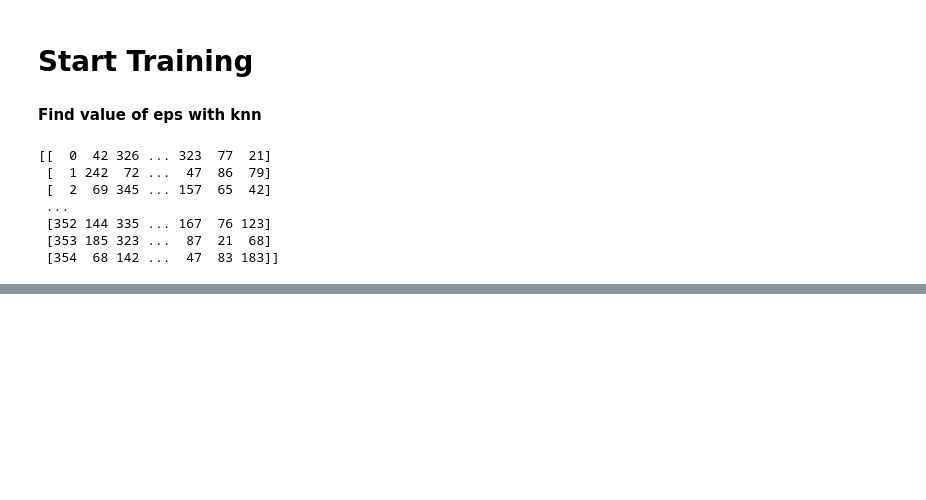
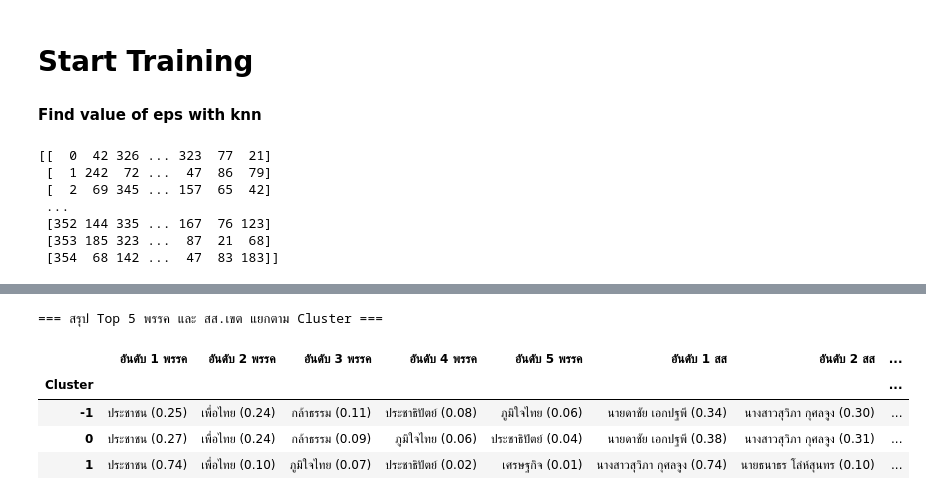
Before and after one commit to PhoengZ/lampang-area2-analyze, a Jupyter notebook: phao-analyze/clustering.ipynb, the cells around one changed output, grey strips where cells are left out. Cells and saved outputs as stored; diff of their text form; code cells hidden in the pictures; blank space fills up the shorter version.

```diff
--- a/phao-analyze/clustering.ipynb
+++ b/phao-analyze/clustering.ipynb
@@ -360,0 +365,56 @@ plt.show()
+# %%
+party_cols = [col + "_normalize" for col in party_names if col + "_normalize" in df_final.columns]
+people_cols = [col + "_normalize" for col in people_names if col + "_normalize" in df_final.columns]
+# %%
+top5_results = []
+
+# ดึงหมายเลข Cluster ทั้งหมดมาวนลูป (เรียงจากน้อยไปมาก)
+clusters = sorted(df_final['cluster'].unique())
+
+for c in clusters:
+    # กรองข้อมูลเฉพาะกลุ่มนั้น
+    cluster_data = df_final[df_final['cluster'] == c]
+
+    # คำนวณค่าเฉลี่ย แล้วเรียงจากมากไปน้อย
+    party_means = cluster_data[party_cols].mean().sort_values(ascending=False)
+    people_means = cluster_data[people_cols].mean().sort_values(ascending=False)
+
+    # สร้าง Dictionary สำหรับเก็บข้อมูล 1 แถว (1 Cluster)
+    row_data = {'Cluster': c}
+
+    # วนลูปเก็บ 5 อันดับ
+    for i in range(5):
+        # จัดการข้อมูลพรรค (ถ้ามีไม่ถึง 5 ให้ใส่ NaN)
+        if i < len(party_means):
+            name = party_means.index[i].replace('_normalize', '')
+            score = party_means.iloc[i]
+            row_data[f'อันดับ {i+1} พรรค'] = f"{name} ({score:.2f})"
+        else:
+            row_data[f'อันดับ {i+1} พรรค'] = None
+
+        # จัดการข้อมูล สส.เขต
+        if i < len(people_means):
+            name = people_means.index[i].replace('_normalize', '')
+            score = people_means.iloc[i]
+            row_data[f'อันดับ {i+1} สส'] = f"{name} ({score:.2f})"
+        else:
+            row_data[f'อันดับ {i+1} สส'] = None
+
+    top5_results.append(row_data)
+
+# 3. แปลง List ให้เป็น DataFrame และตั้ง Cluster เป็น Index
+df_cluster_top5 = pd.DataFrame(top5_results).set_index('Cluster')
+
+# จัดเรียงคอลัมน์ให้ดูง่าย (พรรค 1-5 ตามด้วย สส 1-5)
+cols_order = [f'อันดับ {i} พรรค' for i in range(1, 6)] + [f'อันดับ {i} สส' for i in range(1, 6)]
+df_cluster_top5 = df_cluster_top5[cols_order]
+
+print("=== สรุป Top 5 พรรค และ สส.เขต แยกตาม Cluster ===")
+display(df_cluster_top5)
+# %% [output]
+=== สรุป Top 5 พรรค และ สส.เขต แยกตาม Cluster ===
+|  | อันดับ 1 พรรค | อันดับ 2 พรรค | อันดับ 3 พรรค | อันดับ 4 พรรค | อันดับ 5 พรรค | อันดับ 1 สส | อันดับ 2 สส | ... |
+| Cluster |  |  |  |  |  |  |  | ... |
+| -1 | ประชาชน (0.25) | เพื่อไทย (0.24) | กล้าธรรม (0.11) | ประชาธิปัตย์ (0.08) | ภูมิใจไทย (0.06) | นายดาชัย เอกปฐพี (0.34) | นางสาวสุวิภา กุศลจูง (0.30) | ... |
+| 0 | ประชาชน (0.27) | เพื่อไทย (0.24) | กล้าธรรม (0.09) | ภูมิใจไทย (0.06) | ประชาธิปัตย์ (0.04) | นายดาชัย เอกปฐพี (0.38) | นางสาวสุวิภา กุศลจูง (0.31) | ... |
+| 1 | ประชาชน (0.74) | เพื่อไทย (0.10) | ภูมิใจไทย (0.07) | ประชาธิปัตย์ (0.02) | เศรษฐกิจ (0.01) | นางสาวสุวิภา กุศลจูง (0.74) | นายธนาธร โล่ห์สุนทร (0.10) | ... |
```
Also changed, not shown: parts of 12 cells of this notebook, 2 other files.
